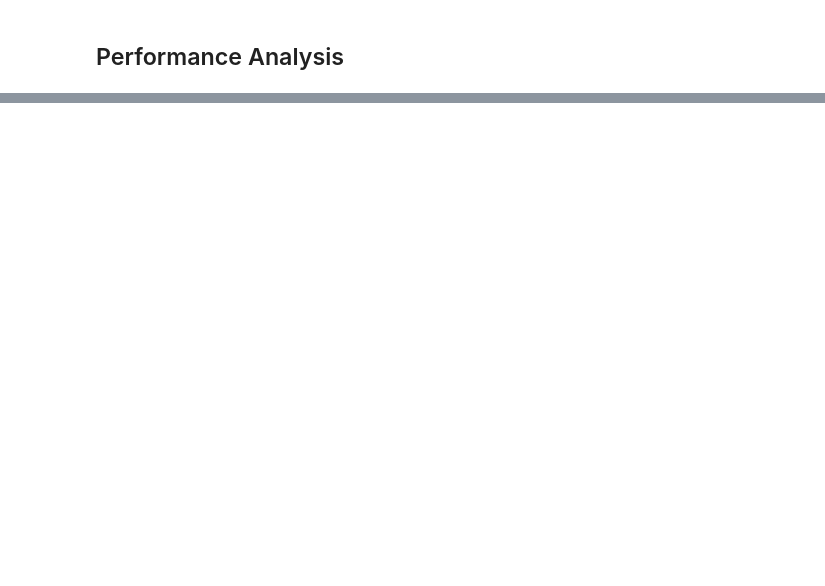
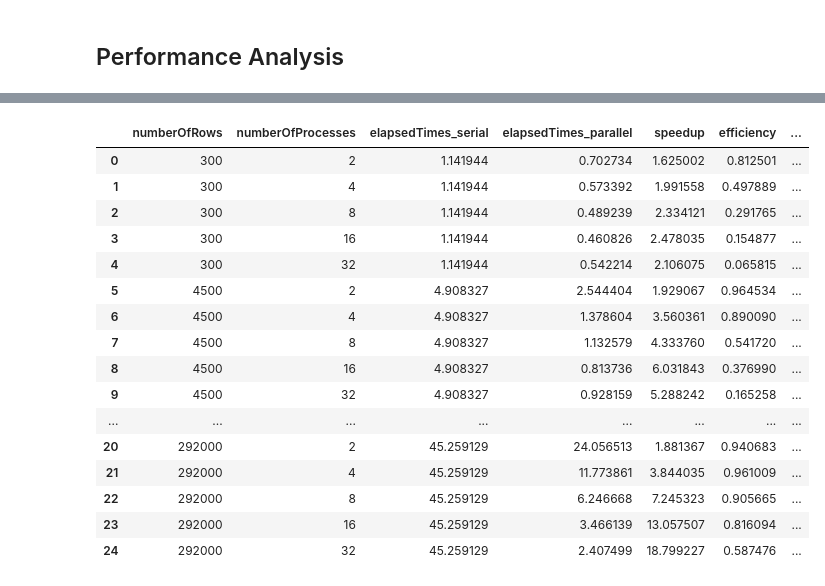
Before and after one commit to reidlai/cp631-final, a Jupyter notebook: cp631_final_v2.ipynb, the cells around one changed output, grey strips where cells are left out. Cells and saved outputs as stored; diff of their text form; code cells hidden in the pictures; blank space fills up the shorter version.

```diff
--- a/cp631_final_v2.ipynb
+++ b/cp631_final_v2.ipynb
@@ -515,2 +524,5 @@ if params.get("in_notebook", False):
 # %% [markdown]
 ## Performance Analysis
+# %%
+df_serial = df_stat.loc[df_stat["numberOfProcesses"] == 1, ["numberOfRows","elapsedTimes"]]
+display(df_serial)
@@ -516,0 +536,31 @@ if params.get("in_notebook", False):
+# %%
+df_perf = pd.concat([
+  df_stat.loc[df_stat["numberOfProcesses"] == 2, ["numberOfProcesses", "numberOfRows","elapsedTimes"]],
+  df_stat.loc[df_stat["numberOfProcesses"] == 4, ["numberOfProcesses", "numberOfRows","elapsedTimes"]],
+  df_stat.loc[df_stat["numberOfProcesses"] == 8, ["numberOfProcesses", "numberOfRows","elapsedTimes"]],
+  df_stat.loc[df_stat["numberOfProcesses"] == 16, ["numberOfProcesses", "numberOfRows","elapsedTimes"]],
+  df_stat.loc[df_stat["numberOfProcesses"] == 32, ["numberOfProcesses", "numberOfRows","elapsedTimes"]],
+])
+df_perf = df_perf.merge(df_serial, on="numberOfRows", suffixes=('_parallel', '_serial'))
+df_perf["speedup"] = df_perf["elapsedTimes_serial"] / df_perf["elapsedTimes_parallel"]
+df_perf["efficiency"] = df_perf["speedup"] / df_perf["numberOfProcesses"]
+df_perf["overhead"] = (1 / df_perf["efficiency"] - 1) * 100
+display(df_perf.sort_values(by=["numberOfRows", "numberOfProcesses" ])[["numberOfRows", "numberOfProcesses", "elapsedTimes_serial", "elapsedTimes_parallel", "speedup", "efficiency", "overhead"]])
+# %% [output]
+|  | numberOfRows | numberOfProcesses | elapsedTimes_serial | elapsedTimes_parallel | speedup | efficiency | ... |
+| 0 | 300 | 2 | 1.141944 | 0.702734 | 1.625002 | 0.812501 | ... |
+| 1 | 300 | 4 | 1.141944 | 0.573392 | 1.991558 | 0.497889 | ... |
+| 2 | 300 | 8 | 1.141944 | 0.489239 | 2.334121 | 0.291765 | ... |
+| 3 | 300 | 16 | 1.141944 | 0.460826 | 2.478035 | 0.154877 | ... |
+| 4 | 300 | 32 | 1.141944 | 0.542214 | 2.106075 | 0.065815 | ... |
+| 5 | 4500 | 2 | 4.908327 | 2.544404 | 1.929067 | 0.964534 | ... |
+| 6 | 4500 | 4 | 4.908327 | 1.378604 | 3.560361 | 0.890090 | ... |
+| 7 | 4500 | 8 | 4.908327 | 1.132579 | 4.333760 | 0.541720 | ... |
+| 8 | 4500 | 16 | 4.908327 | 0.813736 | 6.031843 | 0.376990 | ... |
+| 9 | 4500 | 32 | 4.908327 | 0.928159 | 5.288242 | 0.165258 | ... |
+| ... | ... | ... | ... | ... | ... | ... | ... |
+| 20 | 292000 | 2 | 45.259129 | 24.056513 | 1.881367 | 0.940683 | ... |
+| 21 | 292000 | 4 | 45.259129 | 11.773861 | 3.844035 | 0.961009 | ... |
+| 22 | 292000 | 8 | 45.259129 | 6.246668 | 7.245323 | 0.905665 | ... |
+| 23 | 292000 | 16 | 45.259129 | 3.466139 | 13.057507 | 0.816094 | ... |
+| 24 | 292000 | 32 | 45.259129 | 2.407499 | 18.799227 | 0.587476 | ... |
```
Also changed, not shown: parts of 16 cells of this notebook.
